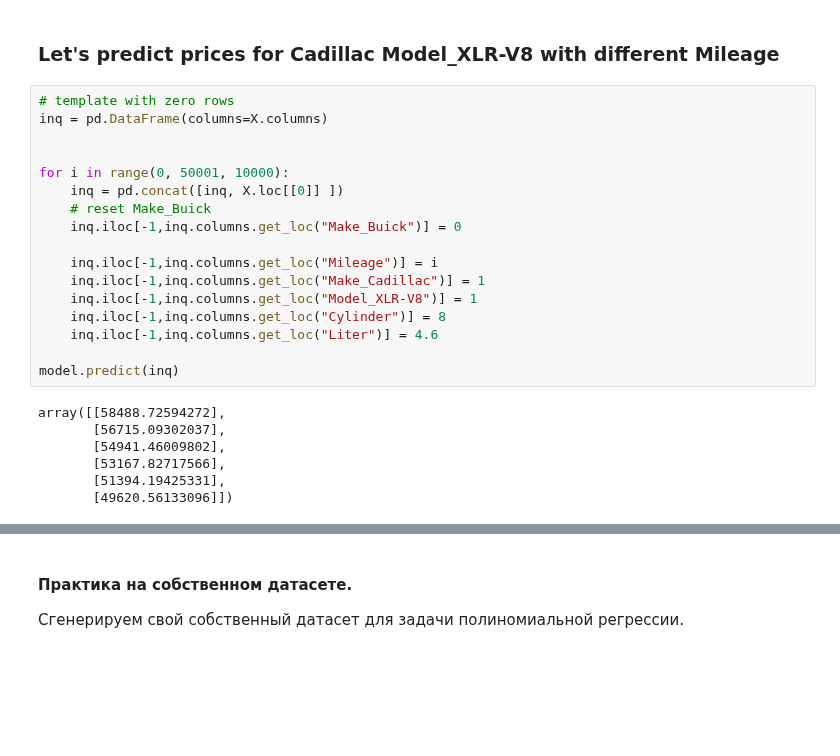
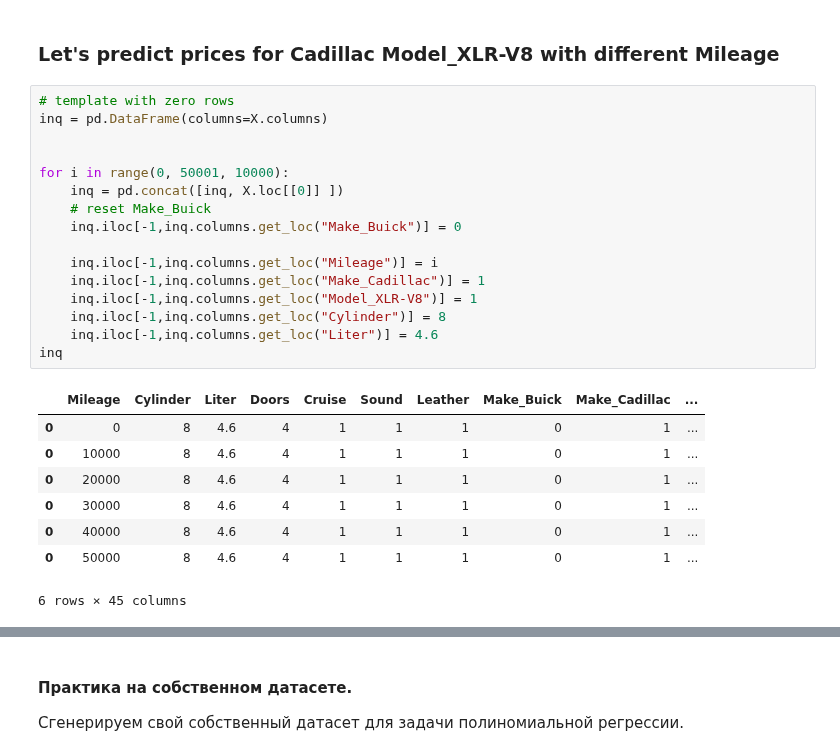
Before and after one commit to IgorBeHolder/Netology, a Jupyter notebook: ML_linear_polynomial_regression.ipynb, the cells around one changed output, grey strips where cells are left out. Saved outputs shown, nothing was run; the diff lists cells and outputs as text; blank space fills up the shorter version.

```diff
--- a/ML_linear_polynomial_regression.ipynb
+++ b/ML_linear_polynomial_regression.ipynb
@@ -329,24 +329,25 @@ fig.update_xaxes(rangeslider_visible = True)
 # %%
 # template with zero rows
 inq = pd.DataFrame(columns=X.columns)
 
 
 for i in range(0, 50001, 10000):
     inq = pd.concat([inq, X.loc[[0]] ])
     # reset Make_Buick
     inq.iloc[-1,inq.columns.get_loc("Make_Buick")] = 0
 
     inq.iloc[-1,inq.columns.get_loc("Mileage")] = i
     inq.iloc[-1,inq.columns.get_loc("Make_Cadillac")] = 1
     inq.iloc[-1,inq.columns.get_loc("Model_XLR-V8")] = 1
     inq.iloc[-1,inq.columns.get_loc("Cylinder")] = 8
     inq.iloc[-1,inq.columns.get_loc("Liter")] = 4.6
-
-model.predict(inq)
+inq
 # %% [output]
+|  | Mileage | Cylinder | Liter | Doors | Cruise | Sound | Leather | Make_Buick | Make_Cadillac | ... |
+| 0 | 0 | 8 | 4.6 | 4 | 1 | 1 | 1 | 0 | 1 | ... |
+| 0 | 10000 | 8 | 4.6 | 4 | 1 | 1 | 1 | 0 | 1 | ... |
+| 0 | 20000 | 8 | 4.6 | 4 | 1 | 1 | 1 | 0 | 1 | ... |
+| 0 | 30000 | 8 | 4.6 | 4 | 1 | 1 | 1 | 0 | 1 | ... |
+| 0 | 40000 | 8 | 4.6 | 4 | 1 | 1 | 1 | 0 | 1 | ... |
+| 0 | 50000 | 8 | 4.6 | 4 | 1 | 1 | 1 | 0 | 1 | ... |
-array([[58488.72594272],
-       [56715.09302037],
-       [54941.46009802],
-       [53167.82717566],
-       [51394.19425331],
-       [49620.56133096]])
+6 rows × 45 columns
```
Also changed, not shown: parts of 7 cells of this notebook, 1 other file.
